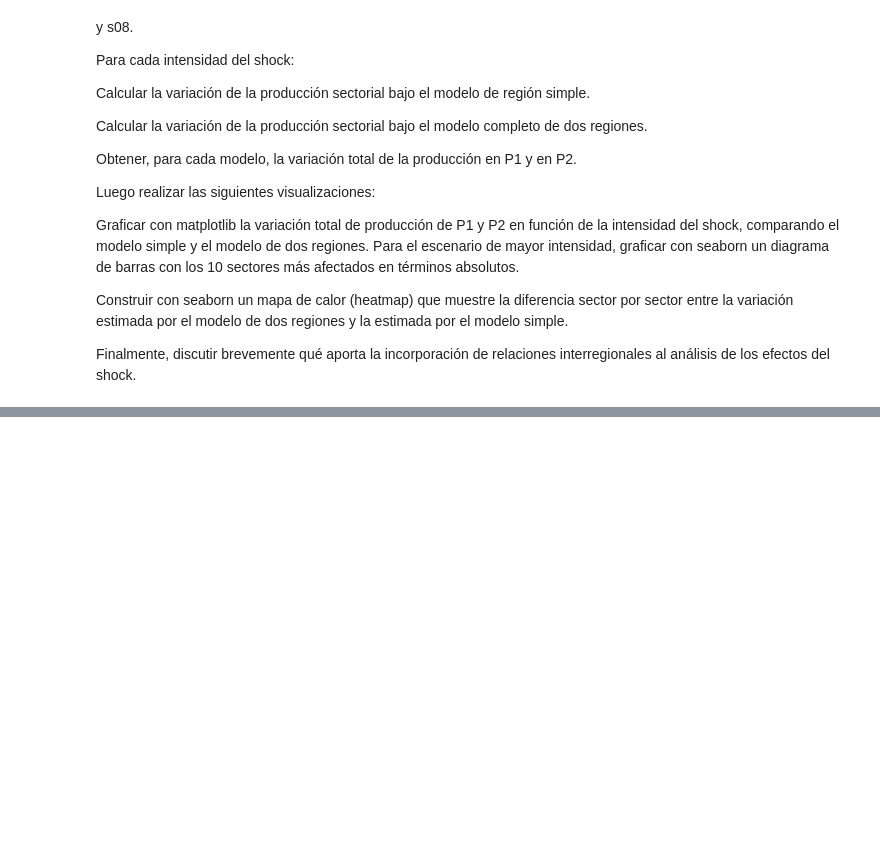
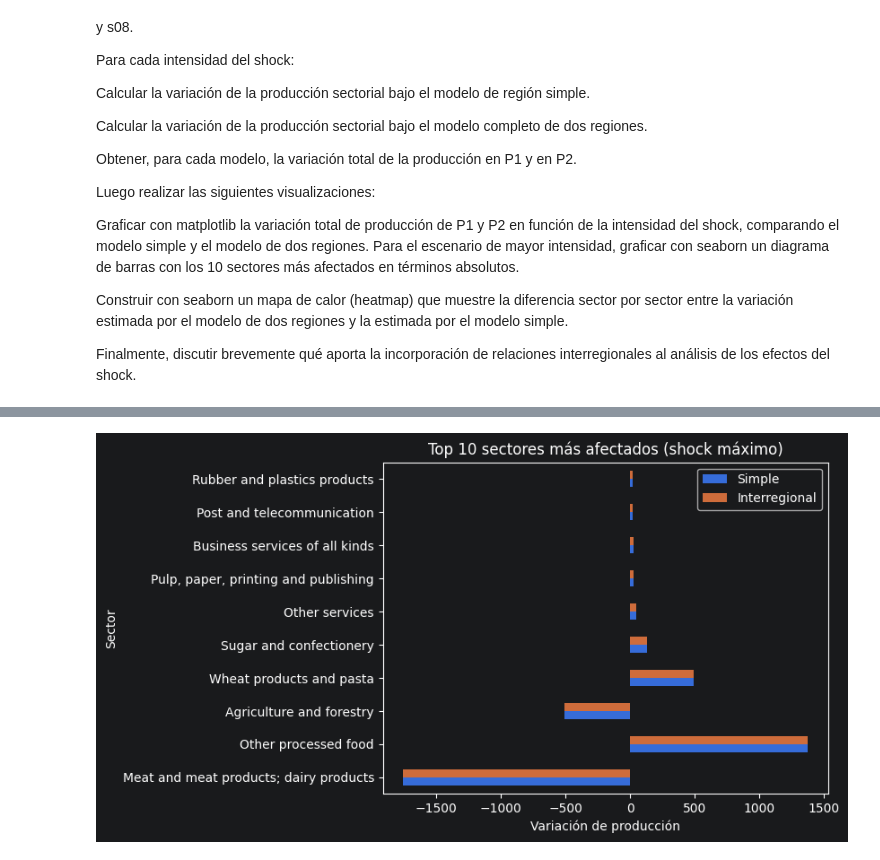
Before and after one commit to nicoazzoni/Maestr-a---Trabajo-Pr-ctico--Leontief-, a Jupyter notebook: Tp_Richard/Python_Datos_TP.ipynb, the cells around one changed output, grey strips where cells are left out. Cells and saved outputs as stored; diff of their text form; code cells hidden in the pictures; blank space fills up the shorter version.

```diff
--- a/Tp_Richard/Python_Datos_TP.ipynb
+++ b/Tp_Richard/Python_Datos_TP.ipynb
@@ -429,0 +534,27 @@ Finalmente, discutir brevemente qué aporta la incorporación de relaciones inte
+# %%
+
+i = -0.10
+delta_d_max = np.zeros(len(P_arg))
+
+delta_d_max[fila_s05] = i * P_arg[fila_s05]
+delta_d_max[fila_s06] = -i * 0.33 * P_arg[fila_s06]
+delta_d_max[fila_s07] = -i * 0.33 * P_arg[fila_s07]
+delta_d_max[fila_s08] = -i * 0.33 * P_arg[fila_s08]
+
+
+dp_simple_max = ftp.deltaProduccion(L_arg_simple, delta_d_max)
+dp_inter_max = ftp.deltaProduccion(L_inter, delta_d_max)
+# %%
+df_sector = pd.DataFrame({
+    'Simple': dp_simple_max.flatten(),
+    'Interregional': dp_inter_max.flatten()
+}, index=datos_arg['Sector'])
+
+top10 = df_sector.abs().sum(axis=1).sort_values(ascending=False).head(10)
+
+df_sector.loc[top10.index].plot(kind='barh')
+plt.title('Top 10 sectores más afectados (shock máximo)')
+plt.xlabel('Variación de producción')
+plt.show()
+# %% [output]
+[figure, added]
```
Also changed, not shown: parts of 8 cells of this notebook, 1 other file.
